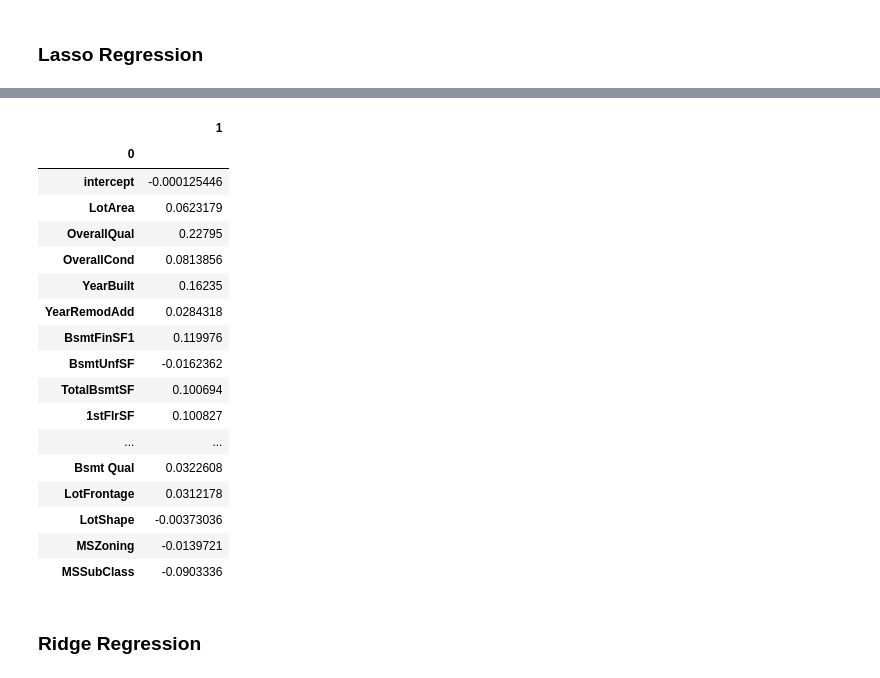
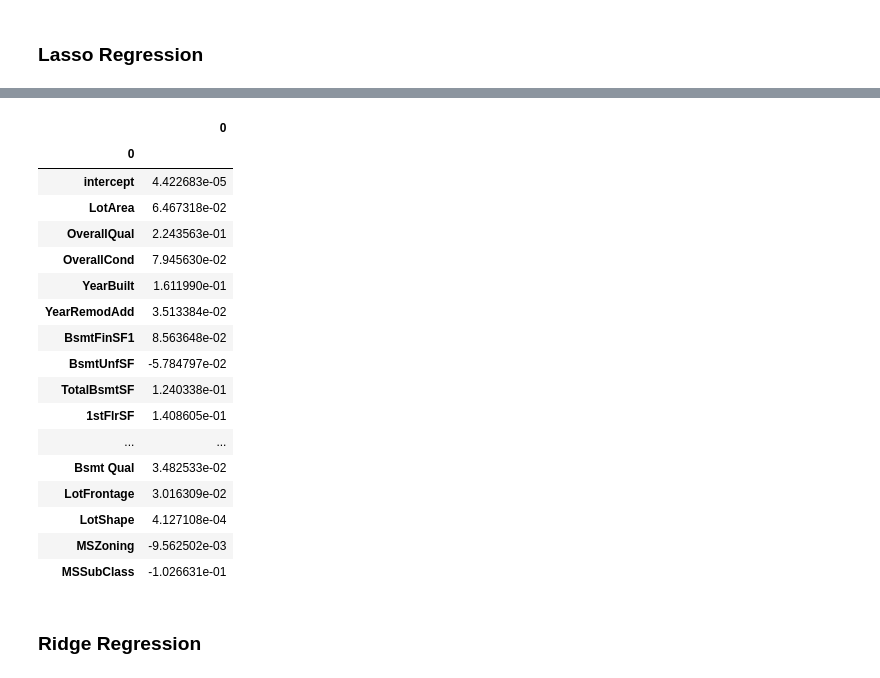
Before and after one commit to reeeno/iowa-housing-price, a Jupyter notebook: IHP.ipynb, the cells around one changed output, grey strips where cells are left out. Cells and saved outputs as stored; diff of their text form; code cells hidden in the pictures.

```diff
--- a/IHP.ipynb
+++ b/IHP.ipynb
@@ -11,16 +11,21 @@ from sklearn.linear_model import LinearRegression, Ridge, Lasso
 # %% [markdown]
 ### Data load & enrichment
 # %%
-additional_features = pd.read_csv("data/data.csv").drop("Id", axis=1)
+data_folder = '.'
+
+additional_features = pd.read_csv(f"{data_folder}/data.csv").drop("Id", axis=1)
 additional_features = additional_features.fillna(additional_features.mean())
 additional_features = additional_features.fillna('N/A')
-base_features = pd.read_csv("data/Houseprice_data_scaled.csv")
+base_features = pd.read_csv(f"{data_folder}/Houseprice_data_scaled.csv")
 # %% [markdown]
 ### Parameters & Constants
 # %%
 # Params
 SHOW_CAT_TO_NUM_WARNING = False
 ADDITIONAL_FEATURES_SELECT = ['MSZoning', 'MSSubClass']
+LAMBDA_RIDGE = 0.1
+LAMBDA_LASSO = 0.04
+N_SIMULATIONS = 1000
 
 # Constants
 ADDITIONAL_FEATURES_FIXED = ['LotFrontage', 'LotShape']
@@ -127,6 +116,26 @@ def regression(features, method='linear', alpha=0, random=False):
         return fit_model(float(alpha))
     except TypeError:
         return [fit_model(float(a)) for a in alpha]
+
+def monte_carlo(features, n_simulations, method="linear", alpha=0):
+    """
+    Run Monte Carlo simulations for a particular regression method and output the average mses and coeffs
+    """
+    def mc_single_alpha(features, n_simulations, method, alpha):
+        coeffs = []
+        mses = []
+        for i in range(n_simulations):
+            rs = regression(features, method=method, alpha=alpha, random=True)
+            coeffs.append(rs['coeffs'])
+            mses.append(rs['mse'])
+        return {
+            'coeffs': pd.DataFrame(pd.concat(coeffs, axis=1).mean(axis=1)),
+            'mse': np.array(mses).mean(),
+        }
+    try:
+        return mc_single_alpha(features, n_simulations, method, float(alpha))
+    except TypeError:
+        return [mc_single_alpha(features, n_simulations, method, float(a)) for a in alpha]
 # %% [markdown]
 ## Regression Analysis I
 
@@ -228,26 +235,26 @@ Randomly determine training set, validation set and test set
 
 ### Linear Regression
 # %%
-regression(ADDITIONAL_FEATURES_SELECT, method='linear', random=True)['coeffs']
+monte_carlo(ADDITIONAL_FEATURES_SELECT, N_SIMULATIONS, method='linear')['coeffs']
 # %% [output]
-|  | 1 |
+|  | 0 |
 | 0 |  |
-| intercept | -0.000125446 |
-| LotArea | 0.0623179 |
-| OverallQual | 0.22795 |
-| OverallCond | 0.0813856 |
-| YearBuilt | 0.16235 |
-| YearRemodAdd | 0.0284318 |
-| BsmtFinSF1 | 0.119976 |
-| BsmtUnfSF | -0.0162362 |
-| TotalBsmtSF | 0.100694 |
-| 1stFlrSF | 0.100827 |
+| intercept | 4.422683e-05 |
+| LotArea | 6.467318e-02 |
+| OverallQual | 2.243563e-01 |
+| OverallCond | 7.945630e-02 |
+| YearBuilt | 1.611990e-01 |
+| YearRemodAdd | 3.513384e-02 |
+| BsmtFinSF1 | 8.563648e-02 |
+| BsmtUnfSF | -5.784797e-02 |
+| TotalBsmtSF | 1.240338e-01 |
+| 1stFlrSF | 1.408605e-01 |
 | ... | ... |
-| Bsmt Qual | 0.0322608 |
-| LotFrontage | 0.0312178 |
-| LotShape | -0.00373036 |
-| MSZoning | -0.0139721 |
-| MSSubClass | -0.0903336 |
+| Bsmt Qual | 3.482533e-02 |
+| LotFrontage | 3.016309e-02 |
+| LotShape | 4.127108e-04 |
+| MSZoning | -9.562502e-03 |
+| MSSubClass | -1.026631e-01 |
 # %% [markdown]
 ### Ridge Regression
 # %%
```
Also changed, not shown: parts of 8 cells of this notebook.
